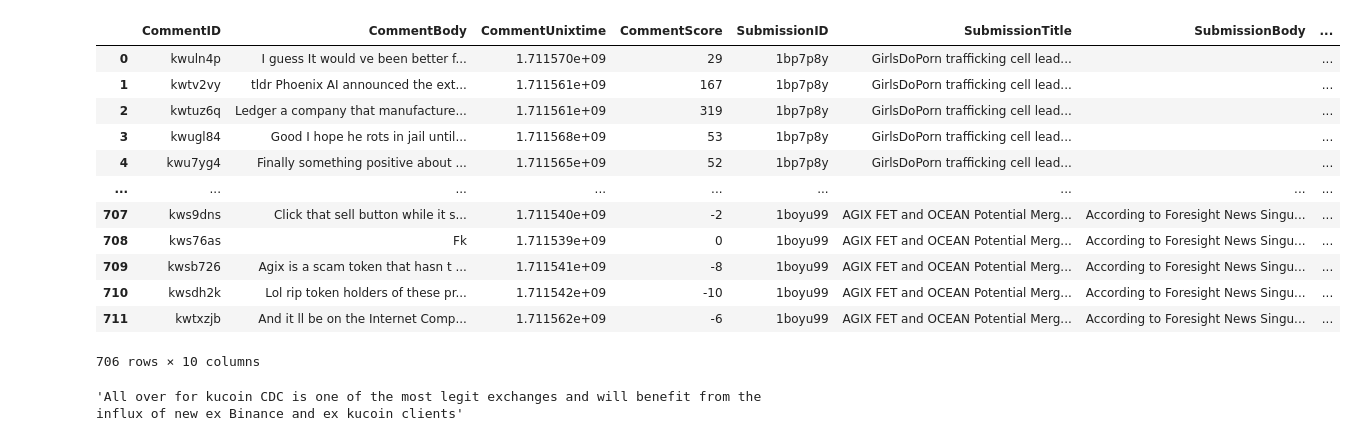
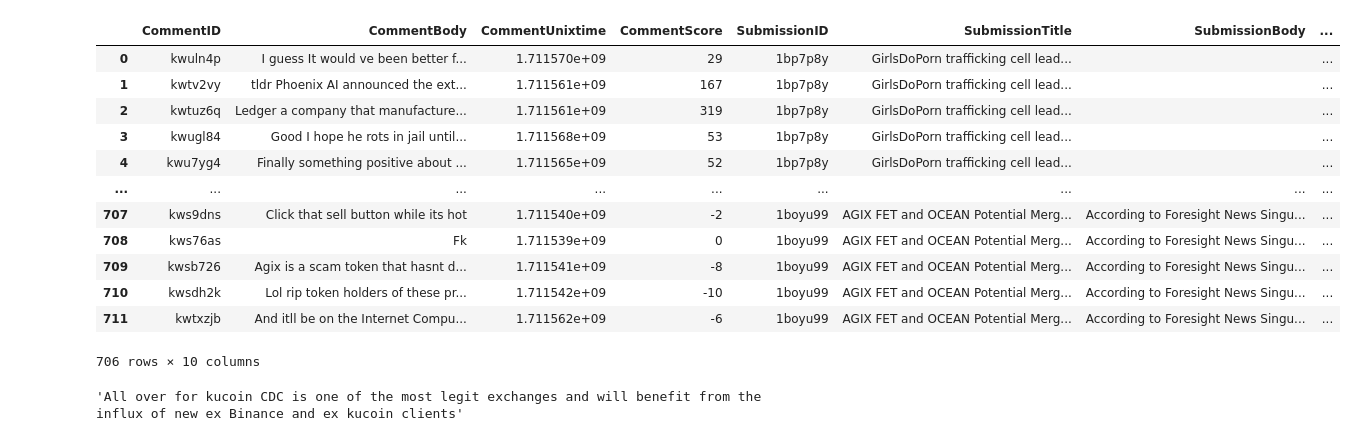
Before and after one commit to olga-khab/PromptingTechniques, a Jupyter notebook: react.ipynb, the cells around one changed output. Drawn from its saved outputs; the diff is of its cells as text; code cells hidden in the pictures.

```diff
--- a/react.ipynb
+++ b/react.ipynb
@@ -21,39 +21,46 @@ comments_and_submissions_filename = "../redditanalysis/reddit_comments_and_submi
 comments_df = pd.read_csv(comments_and_submissions_filename)
 
 # Cleaning:
+def remove_apostrophes(text):
+    return re.sub(r'[\']+','',text)
+
 def clean_special_chars(text):
-    return re.sub(r'[^\w]+',' ',text)
+    return re.sub(r'[^\w]+',' ',text).strip('\n')
 
 # remove removed comments
 comments_df=comments_df[comments_df["CommentBody"]!="[removed]"]
 # remove admin bot disclaimer comments
 comments_df = comments_df[~comments_df["CommentBody"].str.contains("\[pros\]\(/r/CryptoCurrency/")]
 
 #comments_df["Comment"].str.split(expand=True).stack().value_counts()
 #comments_df["Comment"].replace('\s', '*SARCASM*')
 #comments_df = comments_df.dropna(axis=0, how='any')
 comments_df = comments_df.fillna('')
+comments_df['CommentBody'] = comments_df['CommentBody'].apply(remove_apostrophes)
+comments_df['SubmissionTitle'] = comments_df['SubmissionTitle'].apply(remove_apostrophes)
+comments_df['SubmissionBody'] = comments_df['SubmissionBody'].apply(remove_apostrophes)
+
 comments_df['CommentBody'] = comments_df['CommentBody'].apply(clean_special_chars)
 comments_df['SubmissionTitle'] = comments_df['SubmissionTitle'].apply(clean_special_chars)
 comments_df['SubmissionBody'] = comments_df['SubmissionBody'].apply(clean_special_chars)
 
 # create a column of submission heading plus body text
 comments_df["SubmissionCombined"] = comments_df['SubmissionTitle']+"\n"+comments_df['SubmissionBody']
 
 comments_df
 # %% [output]
 |  | CommentID | CommentBody | CommentUnixtime | CommentScore | SubmissionID | SubmissionTitle | SubmissionBody | ... |
 | 0 | kwuln4p | I guess It would ve been better f... | 1.711570e+09 | 29 | 1bp7p8y | GirlsDoPorn trafficking cell lead... |  | ... |
 | 1 | kwtv2vy | tldr Phoenix AI announced the ext... | 1.711561e+09 | 167 | 1bp7p8y | GirlsDoPorn trafficking cell lead... |  | ... |
 | 2 | kwtuz6q | Ledger a company that manufacture... | 1.711561e+09 | 319 | 1bp7p8y | GirlsDoPorn trafficking cell lead... |  | ... |
 | 3 | kwugl84 | Good I hope he rots in jail until... | 1.711568e+09 | 53 | 1bp7p8y | GirlsDoPorn trafficking cell lead... |  | ... |
 | 4 | kwu7yg4 | Finally something positive about ... | 1.711565e+09 | 52 | 1bp7p8y | GirlsDoPorn trafficking cell lead... |  | ... |
 | ... | ... | ... | ... | ... | ... | ... | ... | ... |
-| 707 | kws9dns | Click that sell button while it s... | 1.711540e+09 | -2 | 1boyu99 | AGIX FET and OCEAN Potential Merg... | According to Foresight News Singu... | ... |
+| 707 | kws9dns | Click that sell button while its hot | 1.711540e+09 | -2 | 1boyu99 | AGIX FET and OCEAN Potential Merg... | According to Foresight News Singu... | ... |
 | 708 | kws76as | Fk | 1.711539e+09 | 0 | 1boyu99 | AGIX FET and OCEAN Potential Merg... | According to Foresight News Singu... | ... |
-| 709 | kwsb726 | Agix is a scam token that hasn t ... | 1.711541e+09 | -8 | 1boyu99 | AGIX FET and OCEAN Potential Merg... | According to Foresight News Singu... | ... |
+| 709 | kwsb726 | Agix is a scam token that hasnt d... | 1.711541e+09 | -8 | 1boyu99 | AGIX FET and OCEAN Potential Merg... | According to Foresight News Singu... | ... |
 | 710 | kwsdh2k | Lol rip token holders of these pr... | 1.711542e+09 | -10 | 1boyu99 | AGIX FET and OCEAN Potential Merg... | According to Foresight News Singu... | ... |
-| 711 | kwtxzjb | And it ll be on the Internet Comp... | 1.711562e+09 | -6 | 1boyu99 | AGIX FET and OCEAN Potential Merg... | According to Foresight News Singu... | ... |
+| 711 | kwtxzjb | And itll be on the Internet Compu... | 1.711562e+09 | -6 | 1boyu99 | AGIX FET and OCEAN Potential Merg... | According to Foresight News Singu... | ... |
 706 rows × 10 columns
 # %%
 #list(comments_df['SubmissionCombined'])[500]
```
Also changed, not shown: parts of 11 cells of this notebook.
